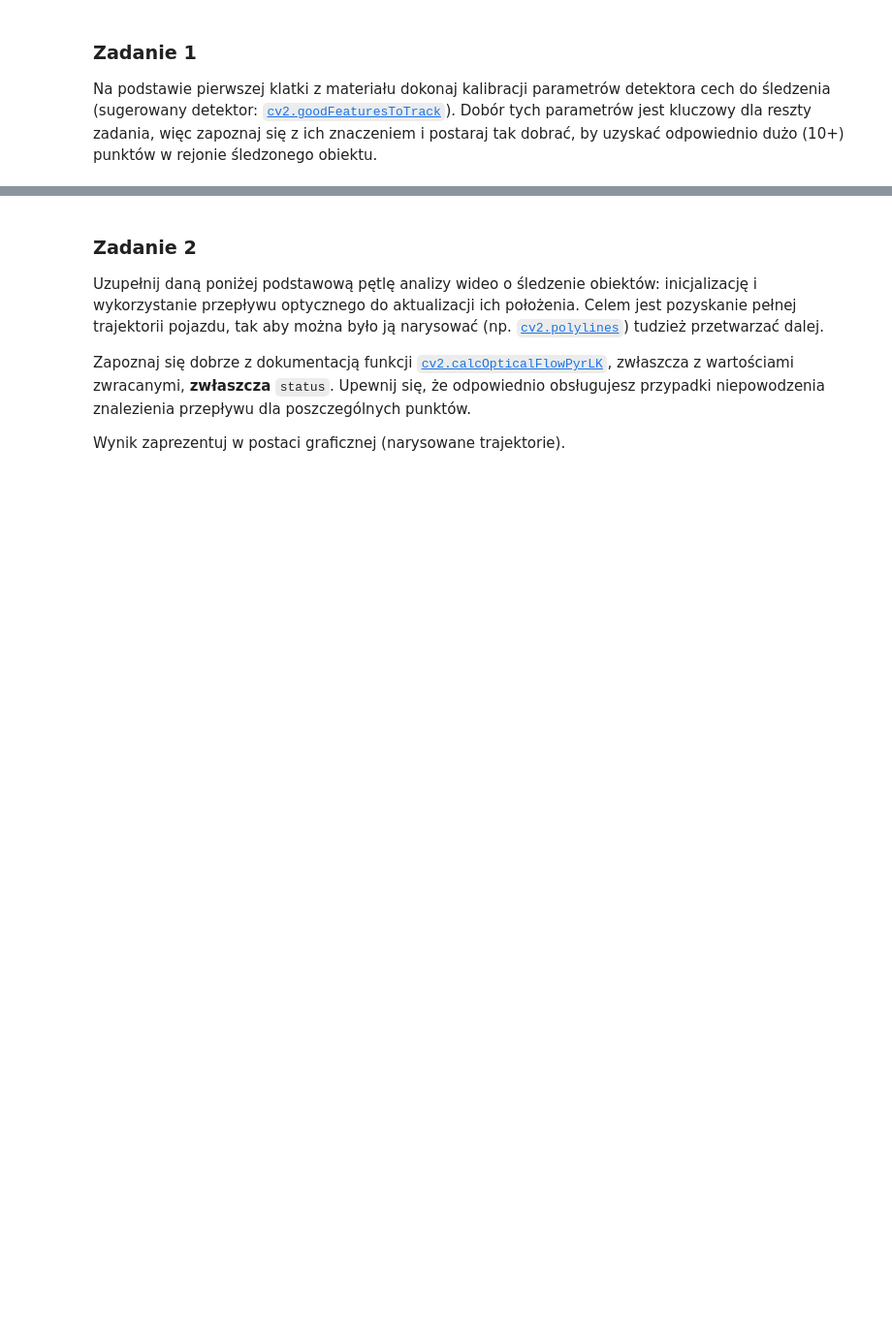
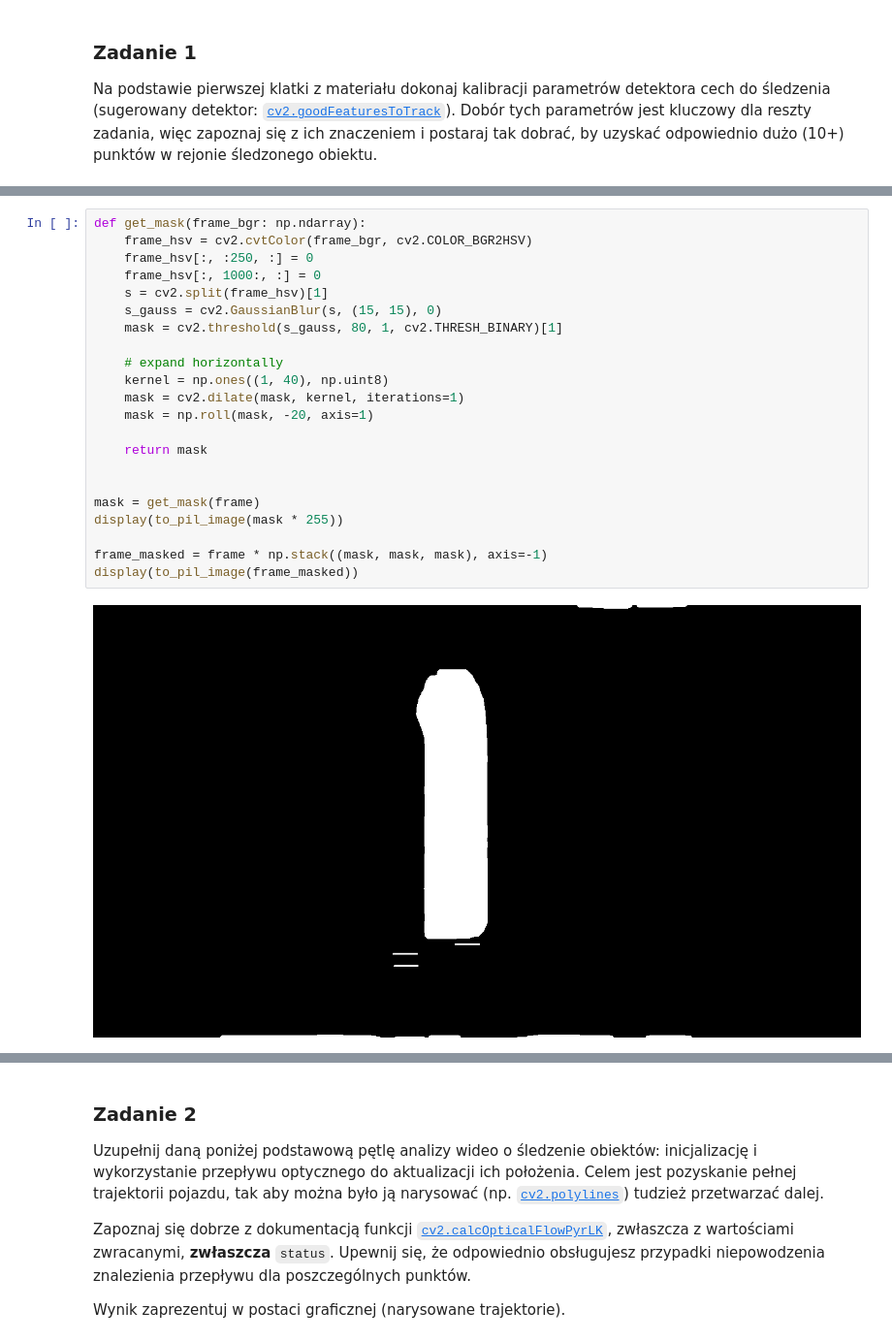
Before and after one commit to piotrdurniat/image-and-video-analysis-and-processing, a Jupyter notebook: lab8/Lab8.2_zadanie.ipynb, the cells around one changed output, grey strips where cells are left out. Shown at 97% size. Drawn from its saved outputs; the diff is of its cells as text; blank space fills up the shorter version.

```diff
--- a/lab8/Lab8.2_zadanie.ipynb
+++ b/lab8/Lab8.2_zadanie.ipynb
@@ -48,0 +104,24 @@ plt.subplots(1, 1, figsize=(12, 12))[1].imshow(frame[..., ::-1])
+# %%
+def get_mask(frame_bgr: np.ndarray):
+    frame_hsv = cv2.cvtColor(frame_bgr, cv2.COLOR_BGR2HSV)
+    frame_hsv[:, :250, :] = 0
+    frame_hsv[:, 1000:, :] = 0
+    s = cv2.split(frame_hsv)[1]
+    s_gauss = cv2.GaussianBlur(s, (15, 15), 0)
+    mask = cv2.threshold(s_gauss, 80, 1, cv2.THRESH_BINARY)[1]
+
+    # expand horizontally
+    kernel = np.ones((1, 40), np.uint8)
+    mask = cv2.dilate(mask, kernel, iterations=1)
+    mask = np.roll(mask, -20, axis=1)
+
+    return mask
+
+
+mask = get_mask(frame)
+display(to_pil_image(mask * 255))
+
+frame_masked = frame * np.stack((mask, mask, mask), axis=-1)
+display(to_pil_image(frame_masked))
+# %% [output]
+[figure, added]
```
Also changed, not shown: parts of 9 cells of this notebook.
